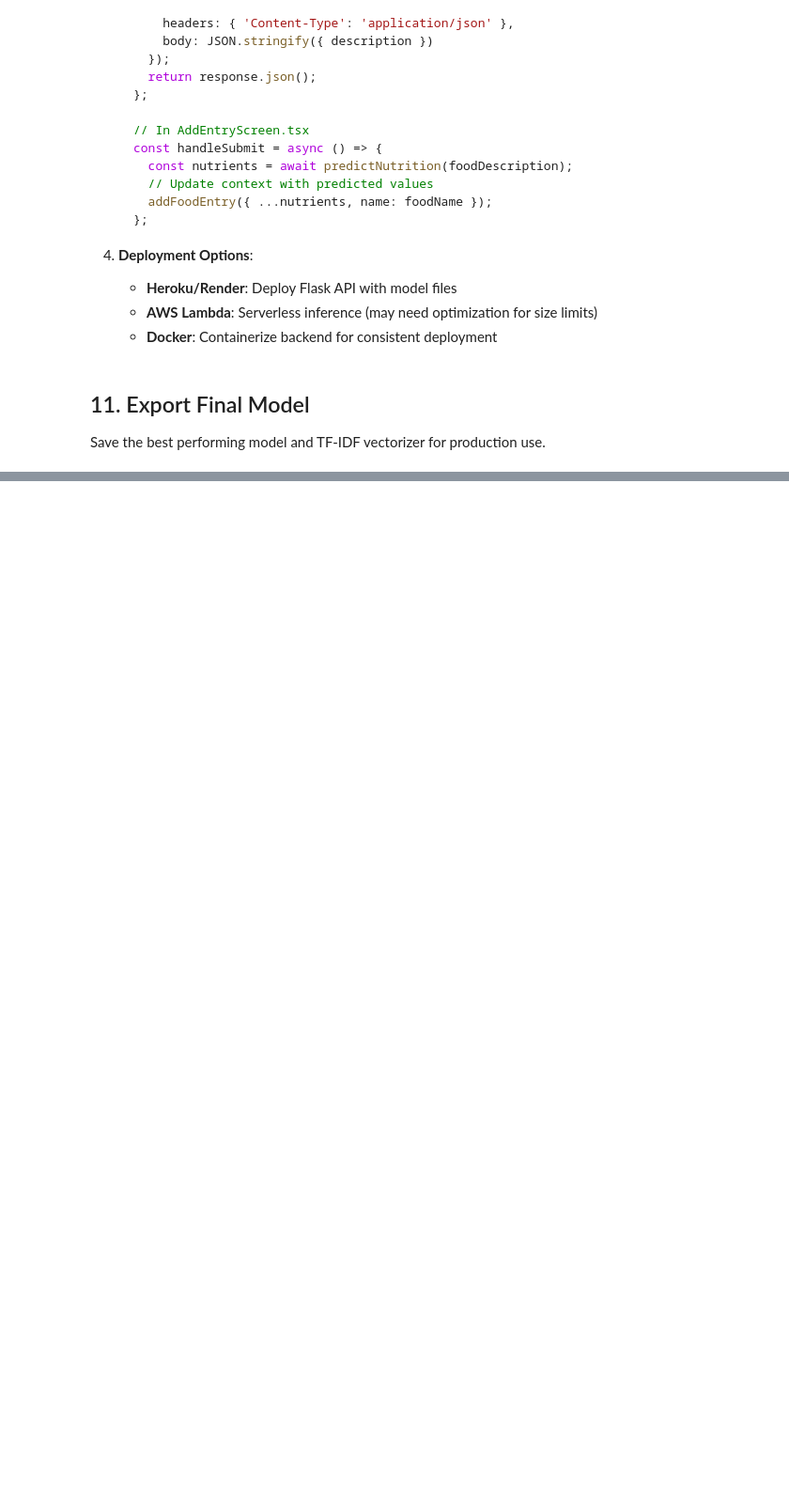
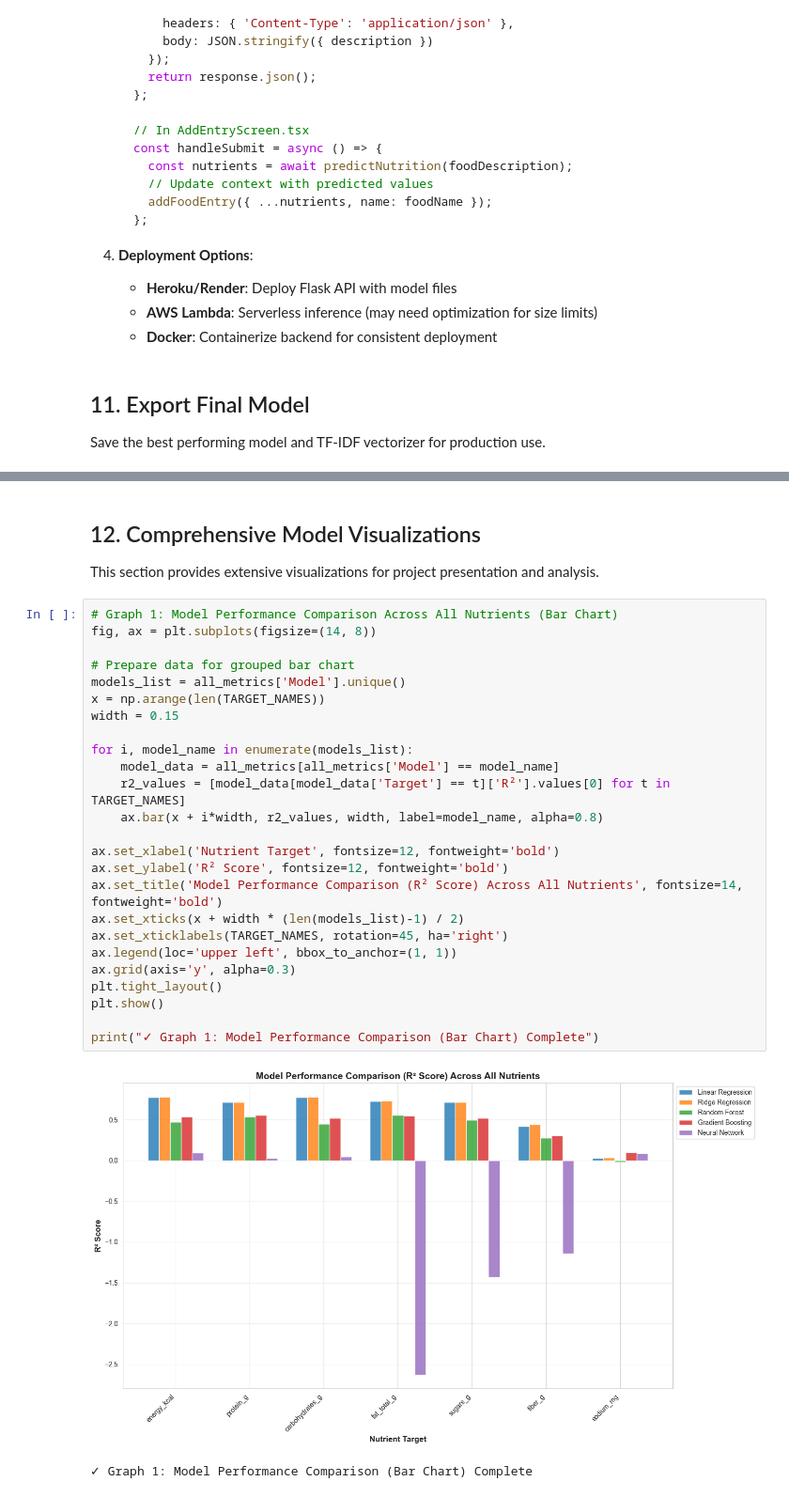
Before and after one commit to yvagula06/Senior-Design-2025, a Jupyter notebook: DSA330_Nutrition_TextRegression.ipynb, the cells around one changed output, grey strips where cells are left out. Shown at 94% size. Cells and saved outputs as stored; diff of their text form; blank space fills up the shorter version.

```diff
--- a/DSA330_Nutrition_TextRegression.ipynb
+++ b/DSA330_Nutrition_TextRegression.ipynb
@@ -932,0 +1002,32 @@ Model Details:
+# %% [markdown]
+## 12. Comprehensive Model Visualizations
+
+This section provides extensive visualizations for project presentation and analysis.
+# %%
+# Graph 1: Model Performance Comparison Across All Nutrients (Bar Chart)
+fig, ax = plt.subplots(figsize=(14, 8))
+
+# Prepare data for grouped bar chart
+models_list = all_metrics['Model'].unique()
+x = np.arange(len(TARGET_NAMES))
+width = 0.15
+
+for i, model_name in enumerate(models_list):
+    model_data = all_metrics[all_metrics['Model'] == model_name]
+    r2_values = [model_data[model_data['Target'] == t]['R²'].values[0] for t in TARGET_NAMES]
+    ax.bar(x + i*width, r2_values, width, label=model_name, alpha=0.8)
+
+ax.set_xlabel('Nutrient Target', fontsize=12, fontweight='bold')
+ax.set_ylabel('R² Score', fontsize=12, fontweight='bold')
+ax.set_title('Model Performance Comparison (R² Score) Across All Nutrients', fontsize=14, fontweight='bold')
+ax.set_xticks(x + width * (len(models_list)-1) / 2)
+ax.set_xticklabels(TARGET_NAMES, rotation=45, ha='right')
+ax.legend(loc='upper left', bbox_to_anchor=(1, 1))
+ax.grid(axis='y', alpha=0.3)
+plt.tight_layout()
+plt.show()
+
+print("✓ Graph 1: Model Performance Comparison (Bar Chart) Complete")
+# %% [output]
+[figure, added]
+✓ Graph 1: Model Performance Comparison (Bar Chart) Complete
```
Also changed, not shown: parts of 30 cells of this notebook, 4 other files.
